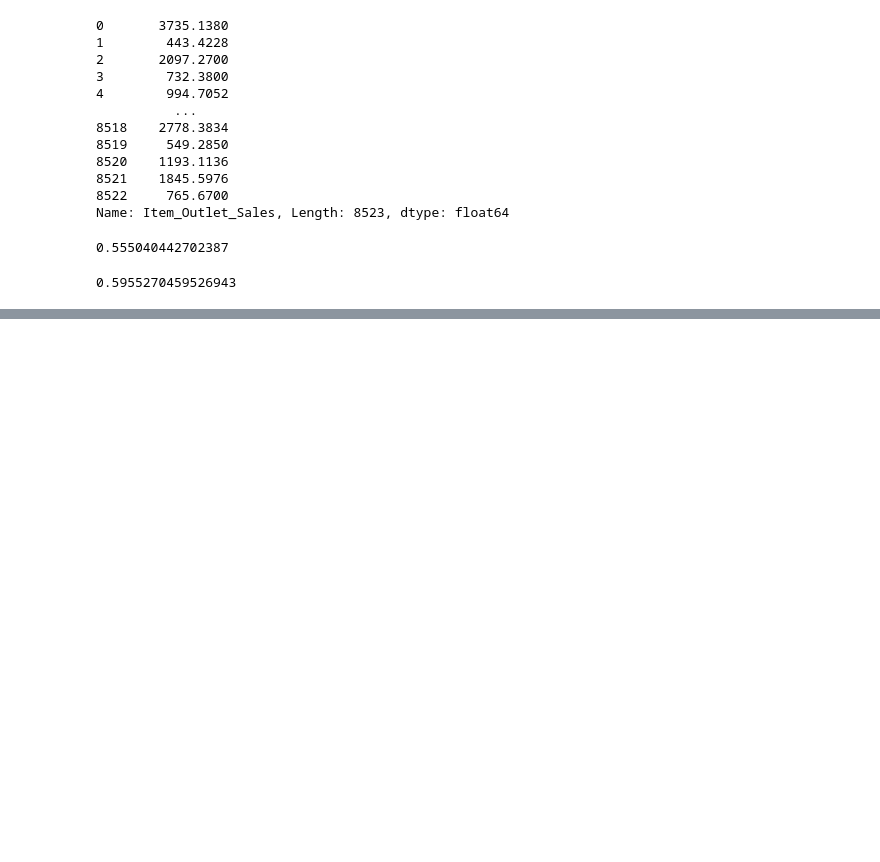
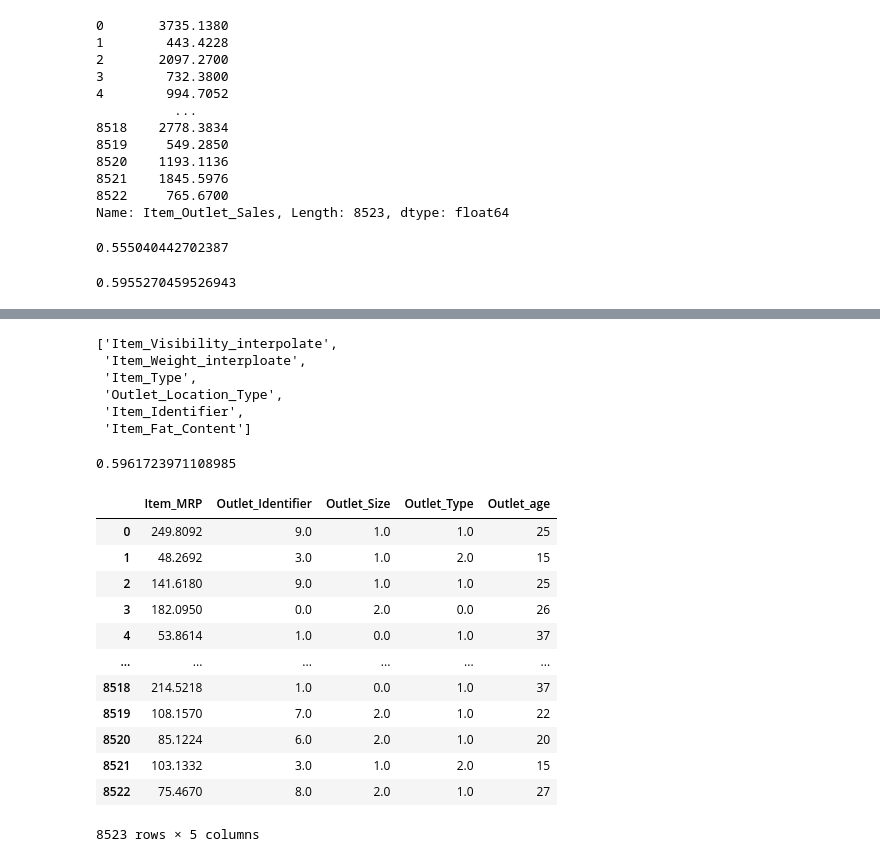
Before and after one commit to 21311A12L5/Big-mart-sales-prediction, a Jupyter notebook: Untitled0.ipynb, the cells around one changed output, grey strips where cells are left out. Cells and saved outputs as stored; diff of their text form; code cells hidden in the pictures; blank space fills up the shorter version.

```diff
--- a/Untitled0.ipynb
+++ b/Untitled0.ipynb
@@ -522,0 +545,38 @@ print(scores.mean())
+# %%
+['Item_Visibility_interpolate','Item_Weight_interploate',
+'Item_Type','Outlet_Location_Type','Item_Identifier','Item_Fat_Content']
+# %% [output]
+['Item_Visibility_interpolate',
+ 'Item_Weight_interploate',
+ 'Item_Type',
+ 'Outlet_Location_Type',
+ 'Item_Identifier',
+ 'Item_Fat_Content']
+# %%
+from xgboost import XGBRFRegressor
+
+xg = XGBRFRegressor(n_estimators=100,random_state=42)
+scores = cross_val_score(xg1,X.drop(['Item_Visibility_interpolate','Item_Weight_interploate',
+'Item_Type','Outlet_Location_Type','Item_Identifier','Item_Fat_Content'],axis=1),y,cv=5,scoring='r2')
+print(scores.mean())
+# %% [output]
+0.5961723971108985
+# %%
+final_data = X.drop(columns=['Item_Visibility_interpolate','Item_Weight_interploate',
+'Item_Type','Outlet_Location_Type','Item_Identifier','Item_Fat_Content'],axis=1)
+# %%
+final_data
+# %% [output]
+|  | Item_MRP | Outlet_Identifier | Outlet_Size | Outlet_Type | Outlet_age |
+| 0 | 249.8092 | 9.0 | 1.0 | 1.0 | 25 |
+| 1 | 48.2692 | 3.0 | 1.0 | 2.0 | 15 |
+| 2 | 141.6180 | 9.0 | 1.0 | 1.0 | 25 |
+| 3 | 182.0950 | 0.0 | 2.0 | 0.0 | 26 |
+| 4 | 53.8614 | 1.0 | 0.0 | 1.0 | 37 |
+| ... | ... | ... | ... | ... | ... |
+| 8518 | 214.5218 | 1.0 | 0.0 | 1.0 | 37 |
+| 8519 | 108.1570 | 7.0 | 2.0 | 1.0 | 22 |
+| 8520 | 85.1224 | 6.0 | 2.0 | 1.0 | 20 |
+| 8521 | 103.1332 | 3.0 | 1.0 | 2.0 | 15 |
+| 8522 | 75.4670 | 8.0 | 2.0 | 1.0 | 27 |
+8523 rows × 5 columns
```
Also changed, not shown: parts of 17 cells of this notebook.
